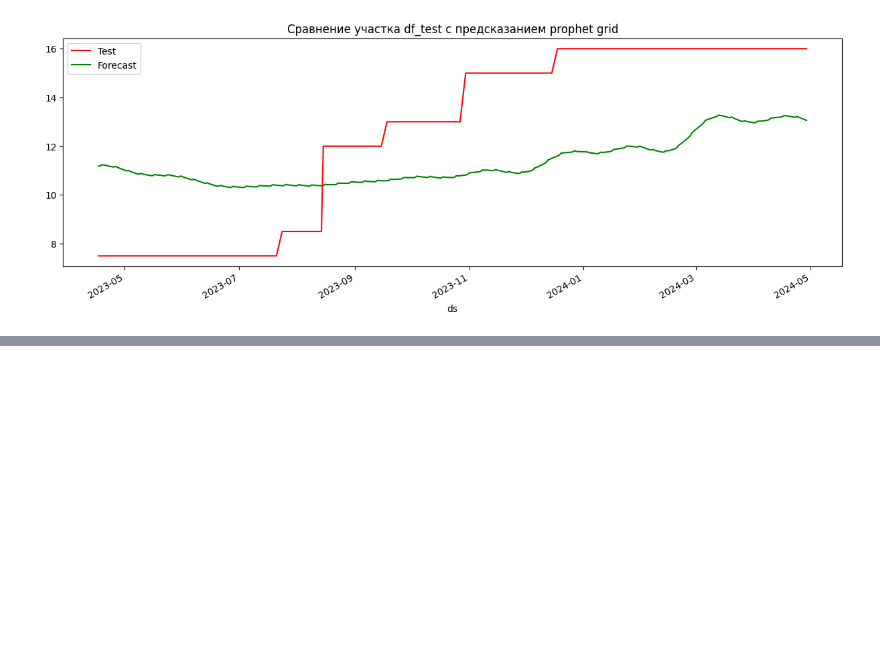
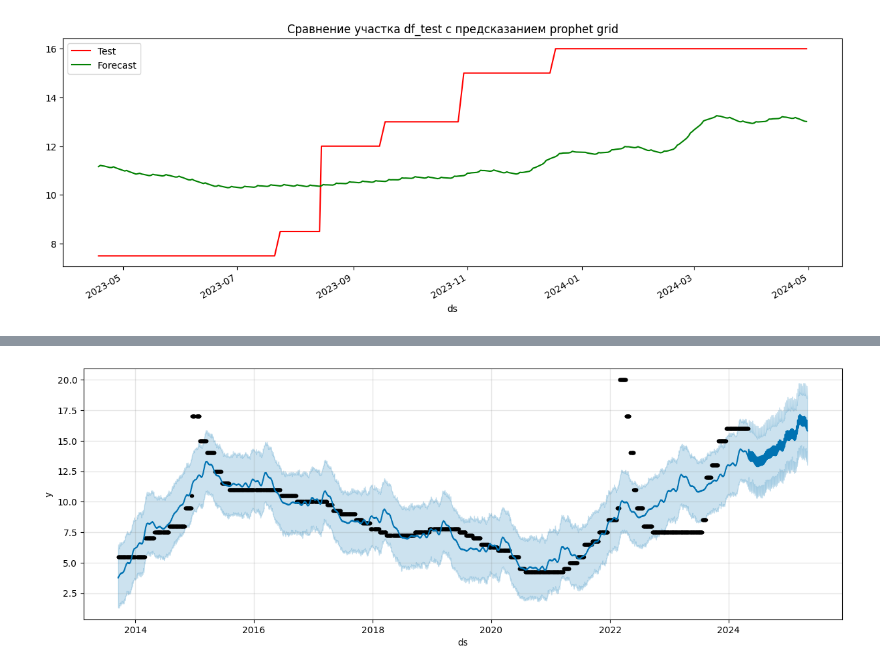
Before and after one commit to myxa95/01_Prediction_of_the_key_rate_in_the_Russian_Federation, a Jupyter notebook: notebooks/Baseline_Tuning.ipynb, the cells around one changed output, grey strips where cells are left out. Cells and saved outputs as stored; diff of their text form; code cells hidden in the pictures; blank space fills up the shorter version.

```diff
--- a/notebooks/Baseline_Tuning.ipynb
+++ b/notebooks/Baseline_Tuning.ipynb
@@ -392,0 +417,4 @@ with open('../backend/final_test_model.json', 'w') as fout:
+# %%
+# Обучение модели на train
+model_baseline = Prophet()
+model_baseline.fit(df)
@@ -392,0 +425,8 @@ with open('../backend/final_test_model.json', 'w') as fout:
+# %%
+# Количество предсказанных дней
+pred_days = 365
+# %%
+# Создание df с прогнозом
+future = model_baseline.make_future_dataframe(periods=pred_days, freq='D')
+forecast = model_baseline.predict(future)
+forecast[['ds', 'yhat', 'yhat_lower', 'yhat_upper']].tail()
@@ -392,0 +440,9 @@ with open('../backend/final_test_model.json', 'w') as fout:
+# %%
+# Смотрим график прогноза
+fig, ax = plt.subplots(1)
+fig.set_figheight(5)
+fig.set_figwidth(15)
+fig = model_baseline.plot(forecast,ax=ax)
+plt.show()
+# %% [output]
+[figure, added]
```
Also changed, not shown: parts of 26 cells of this notebook, 7 other files.
